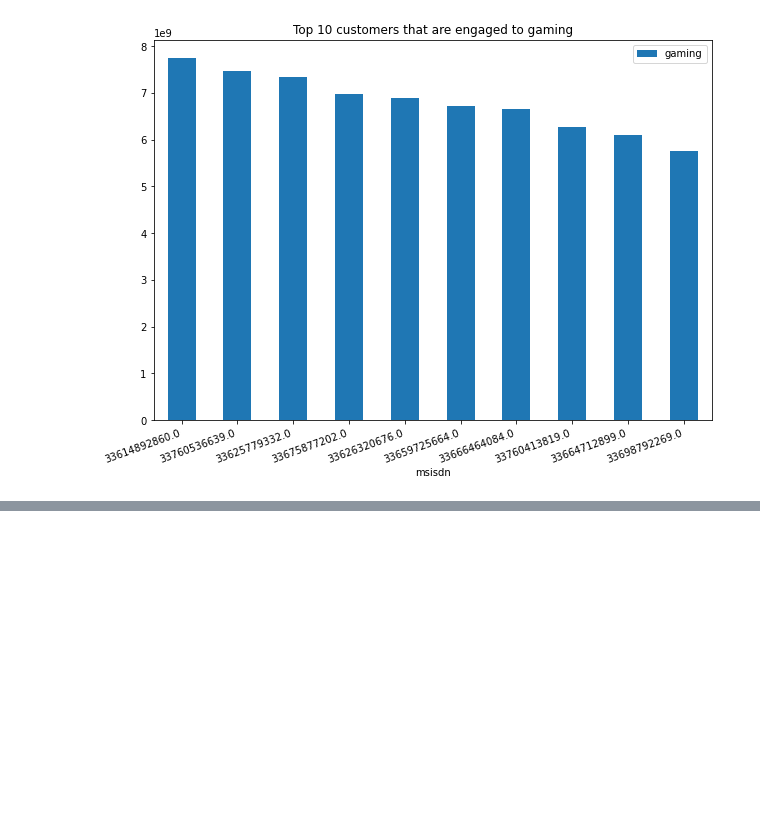
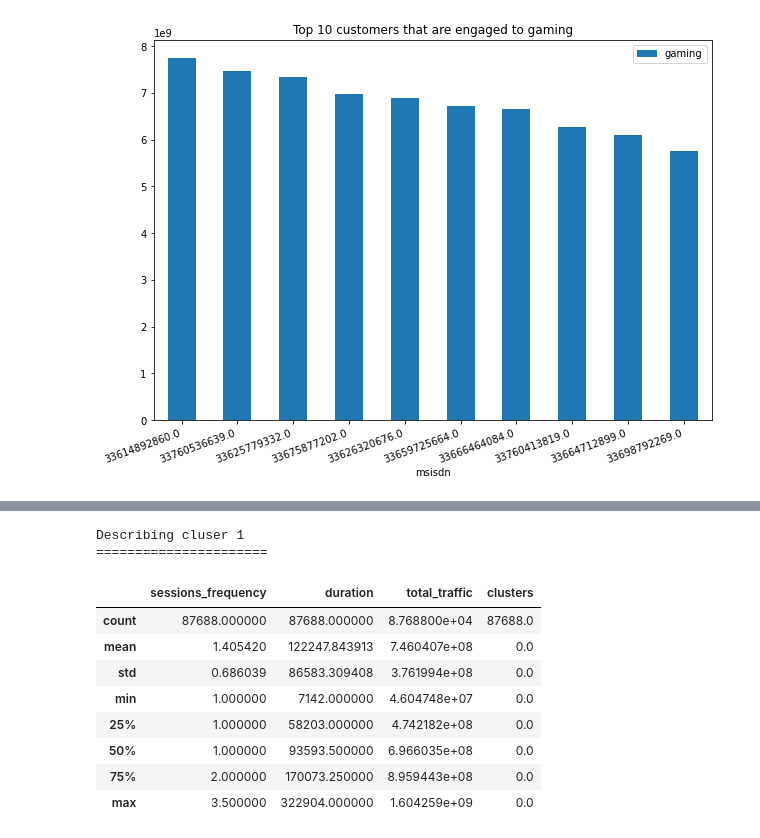
Before and after one commit to Bina-man/Telecom-Data, a Jupyter notebook: notebooks/User Engagement analysis.ipynb, the cells around one changed output, grey strips where cells are left out. Saved outputs shown, nothing was run; the diff lists cells and outputs as text; code cells hidden in the pictures; blank space fills up the shorter version.

```diff
--- a/notebooks/User Engagement analysis.ipynb
+++ b/notebooks/User Engagement analysis.ipynb
@@ -231,0 +270,18 @@ engagment_metrics_with_cluster['clusters'] = pred
+# %%
+
+print("Describing cluser 1 ")
+print("======================")
+cluser_1 =  engagment_metrics_with_cluster[engagment_metrics_with_cluster['clusters'] == 0]
+cluser_1.describe()
+# %% [output]
+Describing cluser 1
+======================
+|  | sessions_frequency | duration | total_traffic | clusters |
+| count | 87688.000000 | 87688.000000 | 8.768800e+04 | 87688.0 |
+| mean | 1.405420 | 122247.843913 | 7.460407e+08 | 0.0 |
+| std | 0.686039 | 86583.309408 | 3.761994e+08 | 0.0 |
+| min | 1.000000 | 7142.000000 | 4.604748e+07 | 0.0 |
+| 25% | 1.000000 | 58203.000000 | 4.742182e+08 | 0.0 |
+| 50% | 1.000000 | 93593.500000 | 6.966035e+08 | 0.0 |
+| 75% | 2.000000 | 170073.250000 | 8.959443e+08 | 0.0 |
+| max | 3.500000 | 322904.000000 | 1.604259e+09 | 0.0 |
```
Also changed, not shown: parts of 9 cells of this notebook, 1 other file.
